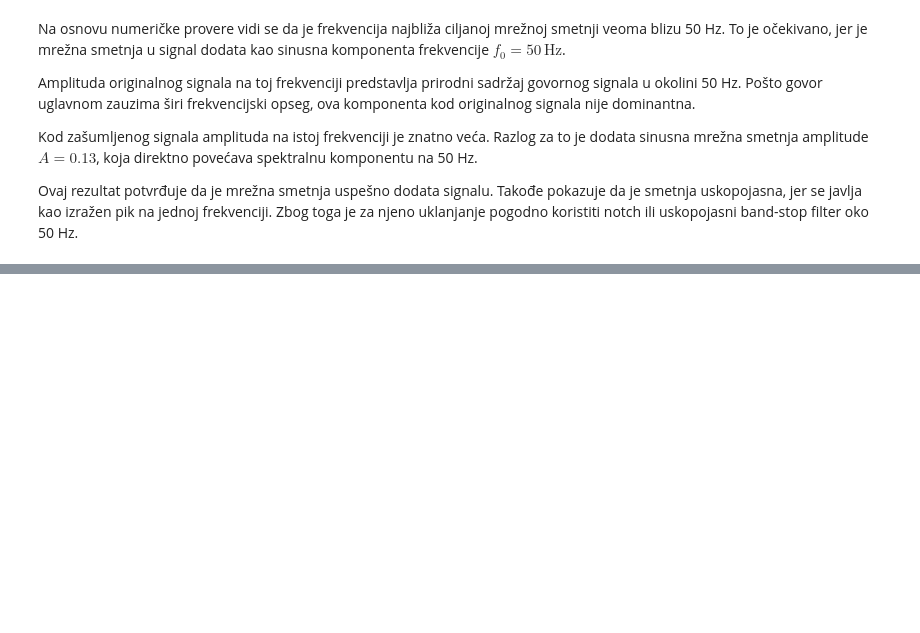
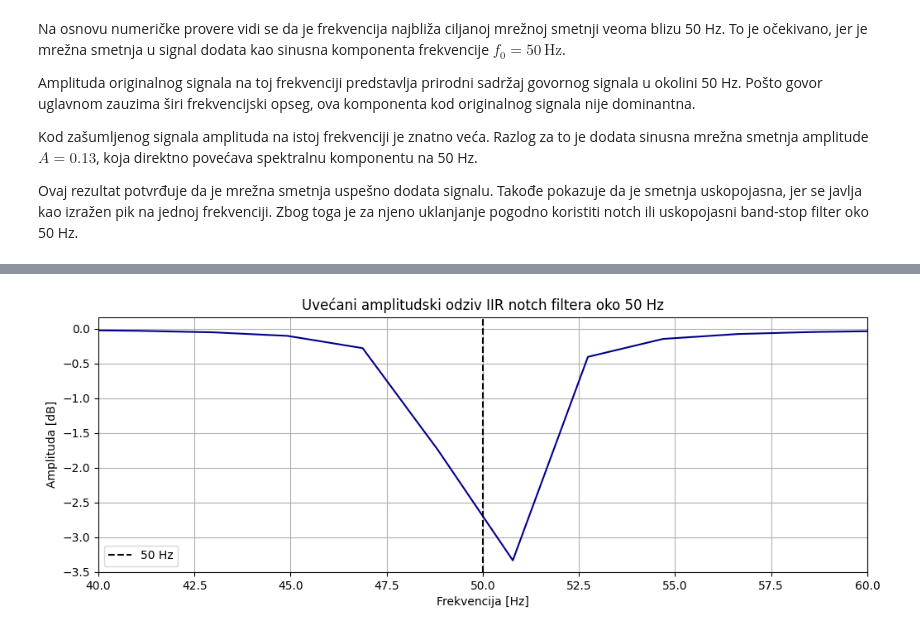
Before and after one commit to KomFi31/Fakultet, a Jupyter notebook: DSP/Obrada audio signala.ipynb, the cells around one changed output, grey strips where cells are left out. Cells and saved outputs as stored; diff of their text form; code cells hidden in the pictures; blank space fills up the shorter version.

```diff
--- a/DSP/Obrada audio signala.ipynb
+++ b/DSP/Obrada audio signala.ipynb
@@ -359,0 +436,14 @@ Ovaj rezultat potvrđuje da je mrežna smetnja uspešno dodata signalu. Takođe
+# %%
+plt.figure()
+plt.plot(w_notch, h_notch_db, color="darkblue")
+
+plt.axvline(50, linestyle="--", color="black", label="50 Hz")
+
+plt.xlim(40, 60)
+plt.xlabel("Frekvencija [Hz]")
+plt.ylabel("Amplituda [dB]")
+plt.title("Uvećani amplitudski odziv IIR notch filtera oko 50 Hz")
+plt.legend()
+plt.show()
+# %% [output]
+[figure, added]
```
Also changed, not shown: parts of 13 cells of this notebook.
